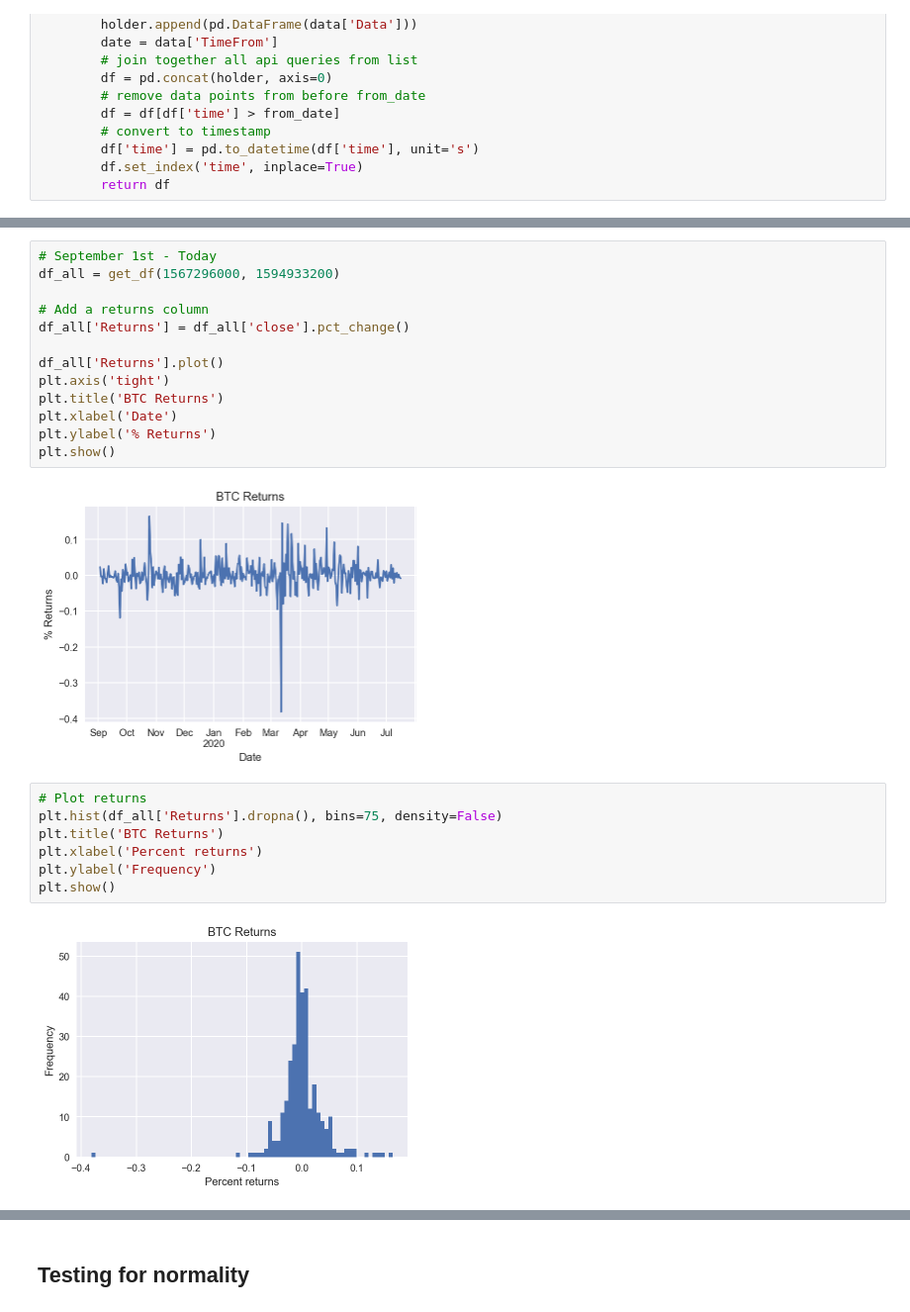
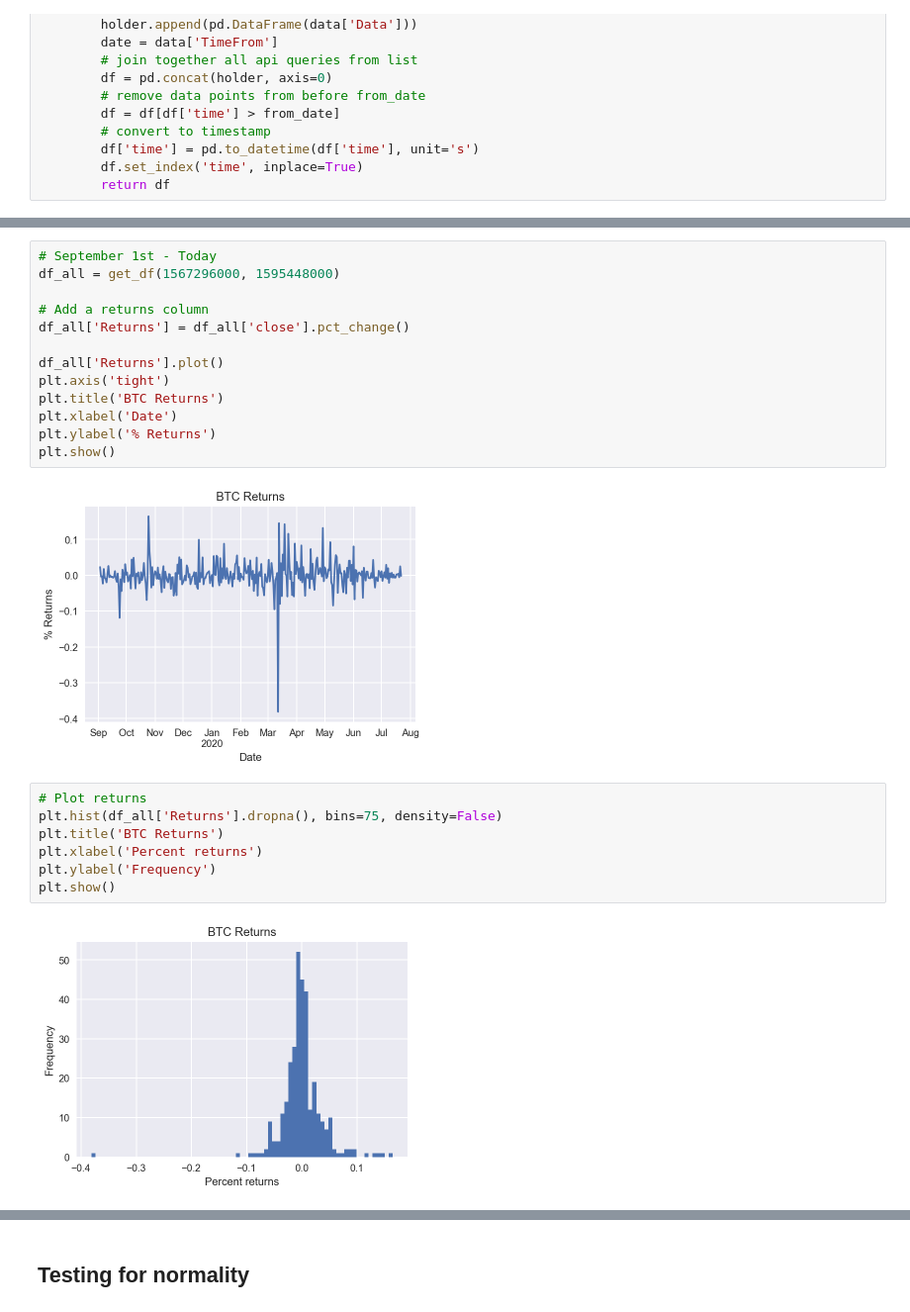
Before and after one commit to hilljtm/sfund, a Jupyter notebook: CryptoC_plots.ipynb, the cells around one changed output, grey strips where cells are left out. Shown at 99% size. Saved outputs shown, nothing was run; the diff lists cells and outputs as text.

```diff
--- a/CryptoC_plots.ipynb
+++ b/CryptoC_plots.ipynb
@@ -125,18 +125,18 @@ To register the converters:
 # %%
 # September 1st - Today
-df_all = get_df(1567296000, 1594933200)
+df_all = get_df(1567296000, 1595448000)
 
 # Add a returns column
 df_all['Returns'] = df_all['close'].pct_change()
 
 df_all['Returns'].plot()
 plt.axis('tight')
 plt.title('BTC Returns')
 plt.xlabel('Date')
 plt.ylabel('% Returns')
 plt.show()
 # %% [output]
-[figure, old version]
+[figure, new version]
 # %%
 # Plot returns
 plt.hist(df_all['Returns'].dropna(), bins=75, density=False)
@@ -145,7 +145,7 @@ plt.xlabel('Percent returns')
 plt.ylabel('Frequency')
 plt.show()
 # %% [output]
-[figure, old version]
+[figure, new version]
 # %%
 from scipy.stats import skew
 
```
Also changed, not shown: parts of 7 cells of this notebook, 1 other file.
